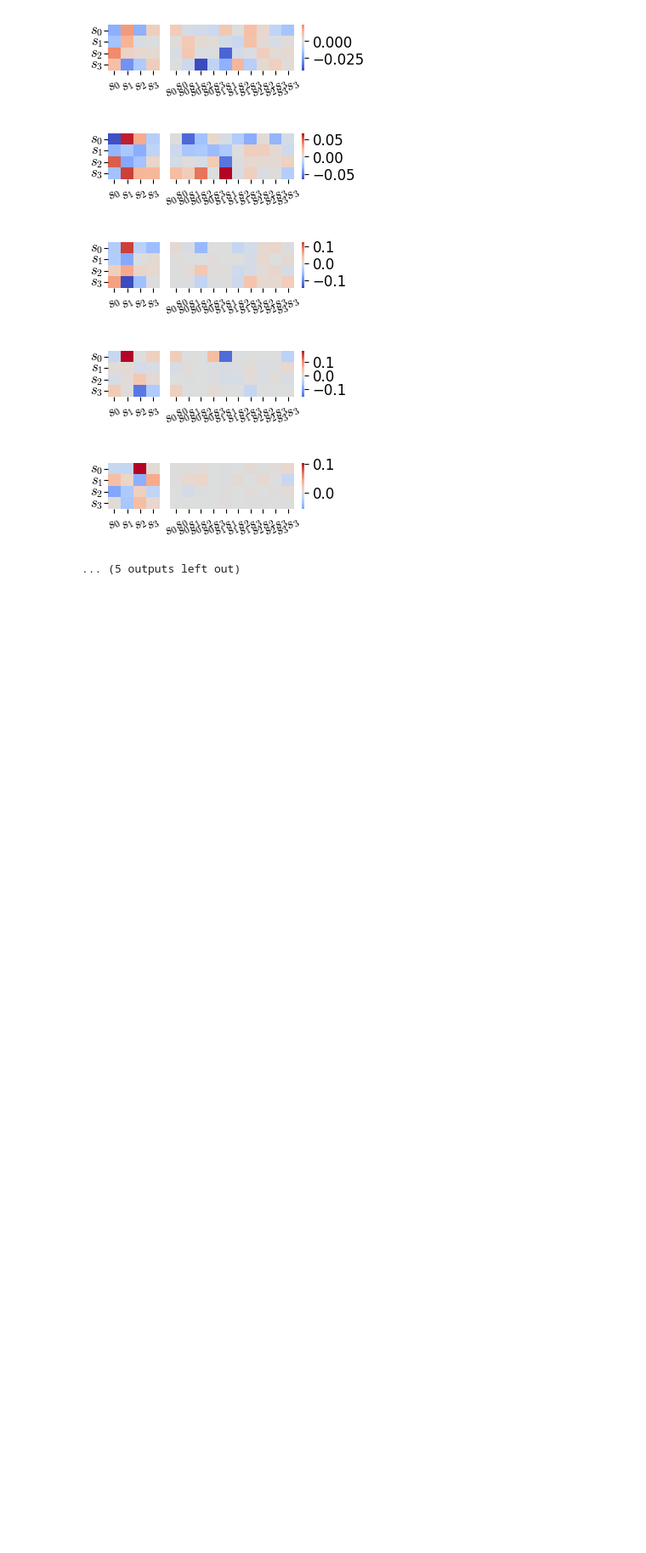
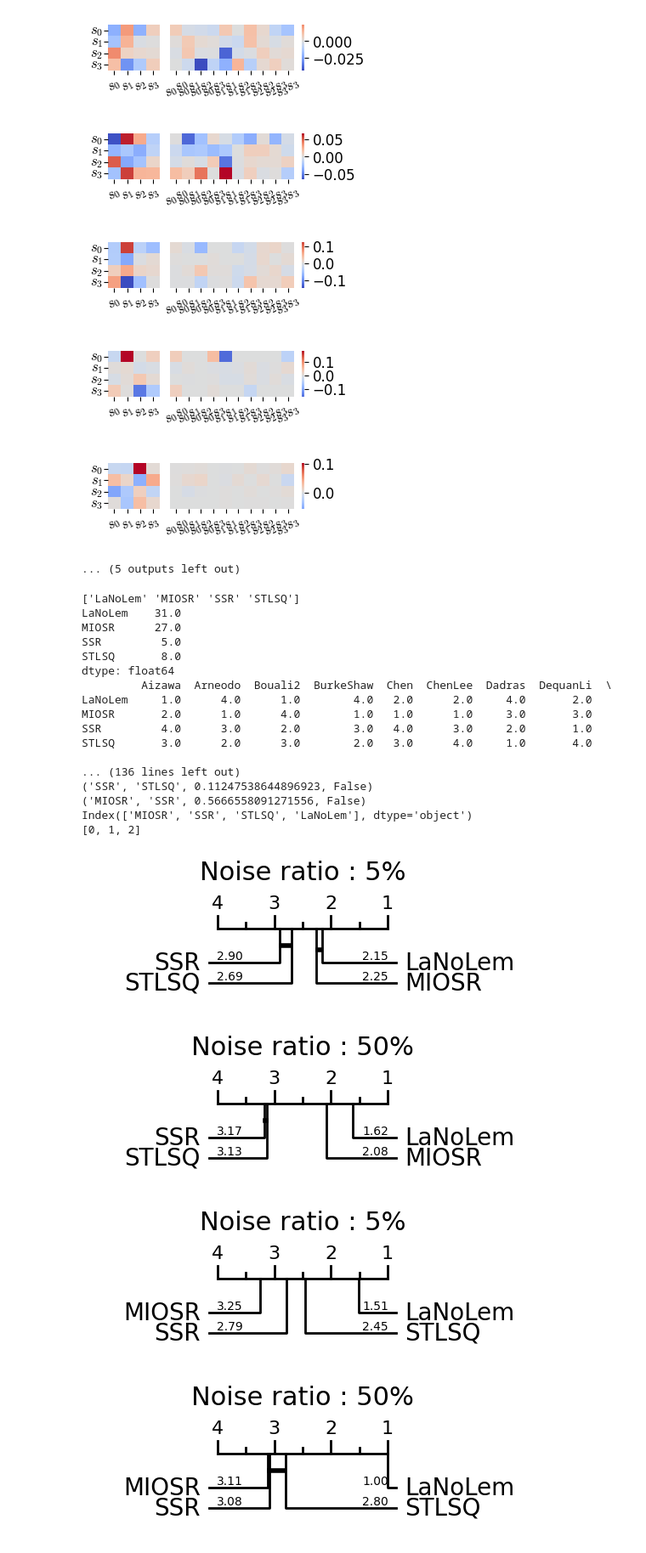
Before and after one commit to renfujiwara/LaNoLem, a Jupyter notebook: result_view.ipynb, the cells around one changed output. Shown at 85% size. Cells and saved outputs as stored; diff of their text form; code cells hidden in the pictures; blank space fills up the shorter version.

```diff
--- a/result_view.ipynb
+++ b/result_view.ipynb
@@ -728,6 +733,78 @@ for md in MDBH[0]:
 [figure]
 [figure]
 ... (5 outputs left out)
+# %%
+%matplotlib inline
+import pandas as pd
+# df_n = pd.read_csv('./result/SI/SI_Errs_method_Naive_20240729.csv')
+df_n = pd.read_csv('./result/SI/SI_Errs_method_normal_20240808.csv')
+df_l = pd.read_csv('./result/SI/SI_Errs_method_Lasso_20240804.csv')
+df_ni = pd.read_csv('./result/SI/SI_Errs_method_Naive_20240807.csv')
+df_stlsq = pd.read_csv('./result/SI/SI_Errs_STLSQ_20240730.csv')
+df_ssr = pd.read_csv('./result/SI/SI_Errs_SSR_20240730.csv')
+df_miosr = pd.read_csv('./result/SI/SI_Errs_MIOSR_20240730.csv')
+
+# df = pd.concat([df_n, df_miosr, df_ssr, df_stlsq], axis=0)
+df = pd.concat([df_n, df_miosr, df_ssr, df_stlsq], axis=0)
+
+for cr, p in zip(['Coefficient error', 'Prediction error'], ['', '_p']):
+    for n_r, noise_ratio in zip(['5', '50'],[0.05, 0.5]):
+        df1= df[(df['noise_ratio'] == noise_ratio)].reset_index(drop=True)
+
+        # cr = 'Coefficient error'
+        # cr = 'Prediction error'
+        # cr = 'Prediction error (no noise)'
+        # df1.rename(columns={'data_name':'dataset'},inplace=True)
+        # df2 = df1.copy()
+        # df2['data_name'] = 0
+        # i = 0
+        # for key, grp in df1.groupby(['seed', 'dataset']):
+        #     df2.loc[((df2['seed'] == key[0]) & (df2['dataset'] == key[1])),  ['data_name']] = i
+        #     i+= 1
+        # df1 = df2.drop(['dataset','seed'], axis=1)
+        # # cr = 'Prediction error'
+        # # print(df1)
+        # if cr == 'Coefficient error':
+        #     grouped = df1.groupby('data_name')
+
+        #     # グループ内の予測精度の最大値を求める
+        #     max_accuracy = grouped[cr].transform('max')
+
+        # #     # recallが0の行の予測精度を、そのグループ内の予測精度の最大値で置き換える
+        #     df1[cr] = df1.apply(lambda row: max_accuracy[row.name] + 1.e-5 if row['Recall'] == 0 else row[cr], axis=1)
+
+        #     df1[cr] = df1.apply(lambda row: max_accuracy[row.name] + 1.e-5 if abs(1 - row[cr]) <  1.e-3 else row[cr], axis=1)
+        grp = df1.groupby(['data_name', 'method']).describe()[cr]
+
+        df1 = grp['mean'].reset_index()
+        df1.rename(columns={'mean':cr},inplace=True)
+
+        df1 = df1.loc[:, ['method', 'data_name', cr]]
+        # print(df1)
+        import tools
+        tools.draw_cd_diagram(df_perf=df1, metrics=cr, m_type = 'min', save_dir='./test', fn = f'cd-diagram_{n_r}{p}', title=f'Noise ratio : {n_r}%', labels=True)
+# %% [output]
+['LaNoLem' 'MIOSR' 'SSR' 'STLSQ']
+LaNoLem    31.0
+MIOSR      27.0
+SSR         5.0
+STLSQ       8.0
+dtype: float64
+         Aizawa  Arneodo  Bouali2  BurkeShaw  Chen  ChenLee  Dadras  DequanLi  \
+LaNoLem     1.0      4.0      1.0        4.0   2.0      2.0     4.0       2.0
+MIOSR       2.0      1.0      4.0        1.0   1.0      1.0     3.0       3.0
+SSR         4.0      3.0      2.0        3.0   4.0      3.0     2.0       1.0
+STLSQ       3.0      2.0      3.0        2.0   3.0      4.0     1.0       4.0
+
+... (136 lines left out)
+('SSR', 'STLSQ', 0.11247538644896923, False)
+('MIOSR', 'SSR', 0.5666558091271556, False)
+Index(['MIOSR', 'SSR', 'STLSQ', 'LaNoLem'], dtype='object')
+[0, 1, 2]
+[figure, added]
+[figure, added]
+[figure, added]
+[figure, added]
 # %%
 import pandas as pd
 %matplotlib inline
```
Also changed, not shown: parts of 17 cells of this notebook, 37 other files.
